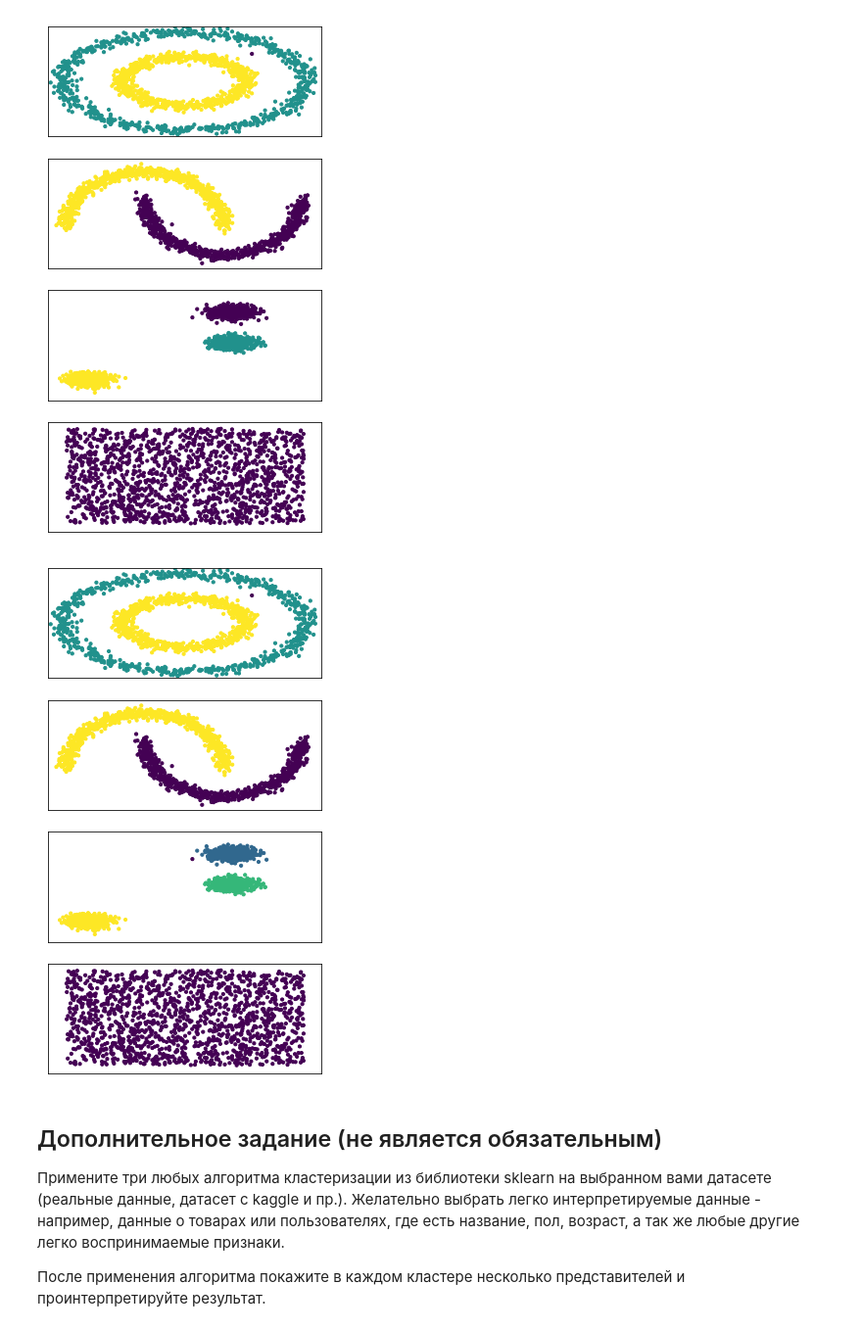
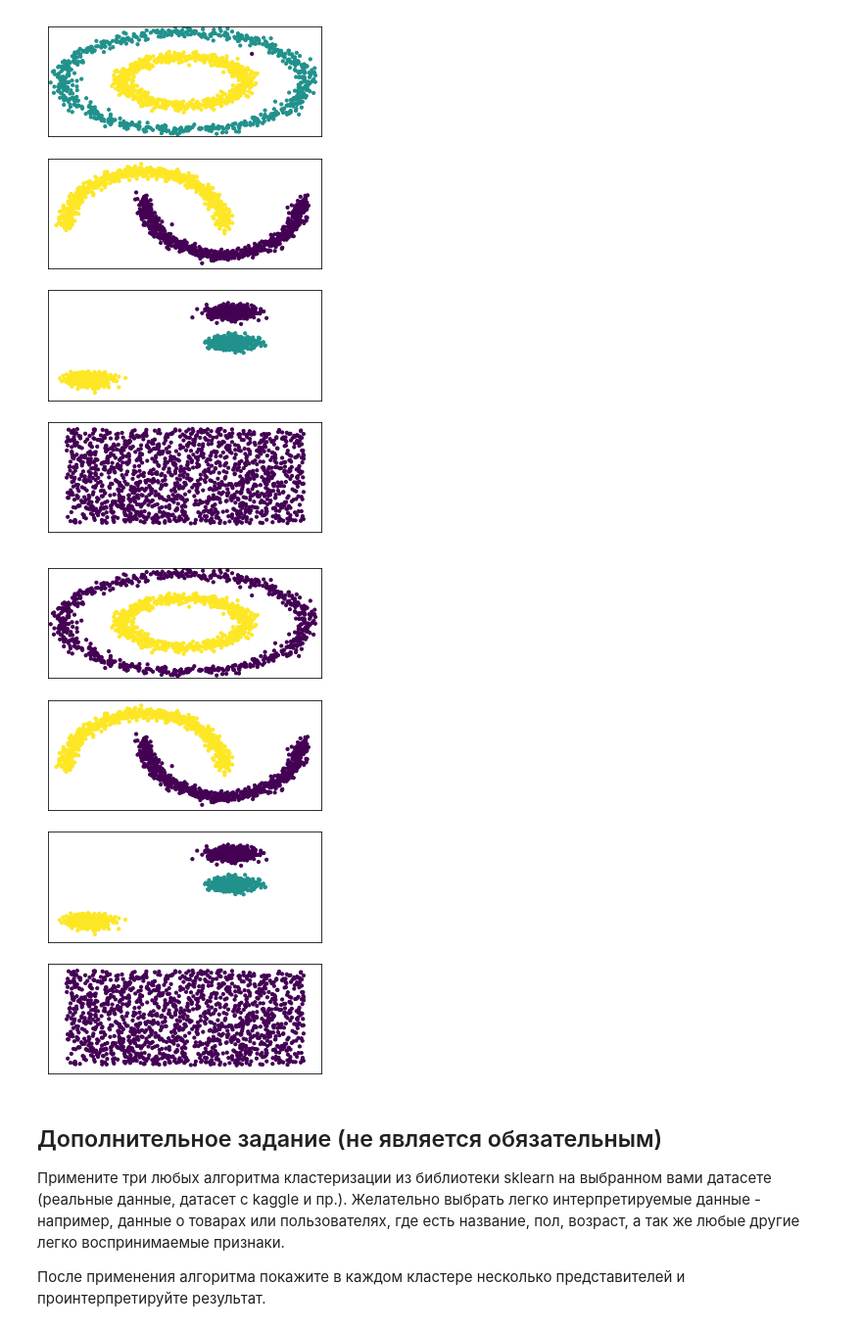
Before and after one commit to mmariyavyatkina/otus_course, a Jupyter notebook: Module 2/HW2/homework-clustering.ipynb, the cells around one changed output. Shown at 98% size. Saved outputs shown, nothing was run; the diff lists cells and outputs as text; code cells hidden in the pictures.

```diff
--- a/Module 2/HW2/homework-clustering.ipynb
+++ b/Module 2/HW2/homework-clustering.ipynb
@@ -29,6 +29,8 @@ DBSCAN. (параметры - epsilon, min_pts) - нужно самостоят
 # %%
 # Зачем передаем в Clustering параметры из sklearn ?????
 from sklearn.base import BaseEstimator, ClusterMixin
+from sklearn.neighbors import KDTree
+
 class Clustering(BaseEstimator, ClusterMixin):
     """
     Clustering algorithm
@@ -47,10 +49,14 @@ class Clustering(BaseEstimator, ClusterMixin):
         self.clustered = []
         return
 
-    def neighbours(self, obj, X, kind='simple'):
+    def neighbours(self, obj, X, kind='kd-tree'):
 
         if kind == 'simple':
             return [obj_1.tolist() for obj_1 in X if np.linalg.norm(np.array(obj) - obj_1) < self.epsilon]
+        if kind == 'kd-tree':
+            tree = KDTree(X, leaf_size=2)
+            ind = tree.query_radius(np.array(obj).reshape(1, -1), r=self.epsilon).tolist()
+            return X[tuple(ind)].tolist()
 
 
     def expand_cluster(self, obj, C, nbrs, NV, x):
@@ -181,7 +196,7 @@ for i in ks:
     y = cls.fit_predict(x)
     criteria[i] = smt.adjusted_rand_score(y_iris, y)
 
-    cls_eps = Clustering(epsilon = i/10, min_pts = 3)
+    cls_eps = Clustering(epsilon = i/10, min_pts = 2)
     y_eps = cls_eps.fit_predict(x)
     criteria_eps[i] = smt.adjusted_rand_score(y_iris, y_eps)
 
@@ -197,7 +212,7 @@ ax1.grid()
 ax2.plot(np.array(ks)/10, criteria_eps)
 ax2.set_title("Adjusted_rand_score")
 ax2.set_ylabel("Adjusted_rand_score")
-ax2.set_xlabel("epsilon = $k$, min_pts = 3")
+ax2.set_xlabel("epsilon = $k$, min_pts = 2")
 ax2.grid()
 
 pl.show()
@@ -272,29 +287,29 @@ plt.show()
 # %%
 from sklearn import cluster
 
 plt.figure(figsize=(2 + 3, 9.5))
 plt.title('Sklearn DBSCAN')
 
 for i_dataset, dataset in enumerate(data):
     X, y = dataset
 
     # normalize dataset for easier parameter selection
     X = StandardScaler().fit_transform(X)
 
-    dbscan = cluster.DBSCAN(eps=0.2)
+    dbscan = cluster.DBSCAN(eps=0.3)
     dbscan_pred = dbscan.fit_predict(X)
 
     # plot
     plt.subplot(4, 1, i_dataset + 1)
     plt.scatter(X[:, 0], X[:, 1], s=10, c=dbscan_pred)
     plt.xlim(-2, 2)
     plt.ylim(-2, 2)
     plt.xticks(())
     plt.yticks(())
 
 plt.show()
 # %% [output]
-[figure, old version]
+[figure, new version]
 # %% [markdown]
 ## Дополнительное задание (не является обязательным)
 
```
Also changed, not shown: parts of 28 cells of this notebook, 5 other files.
